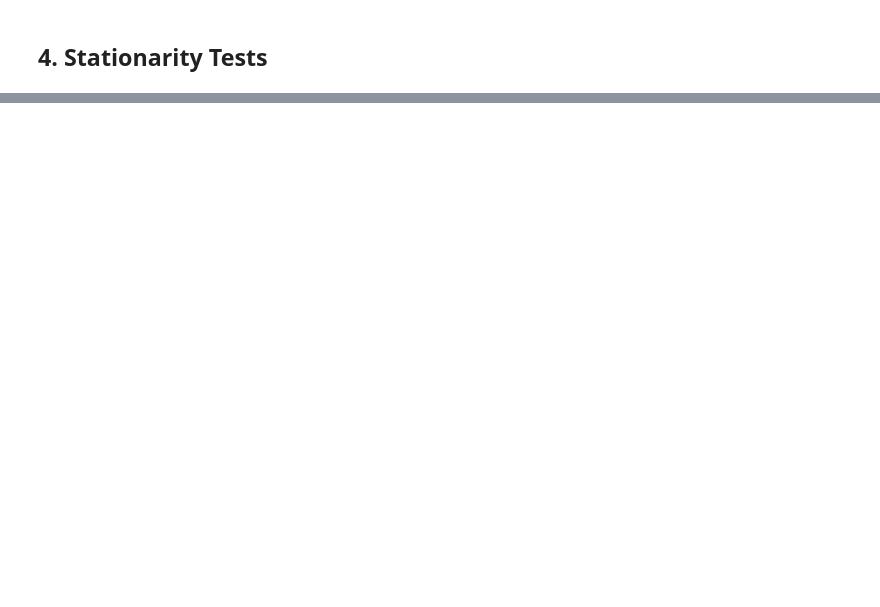
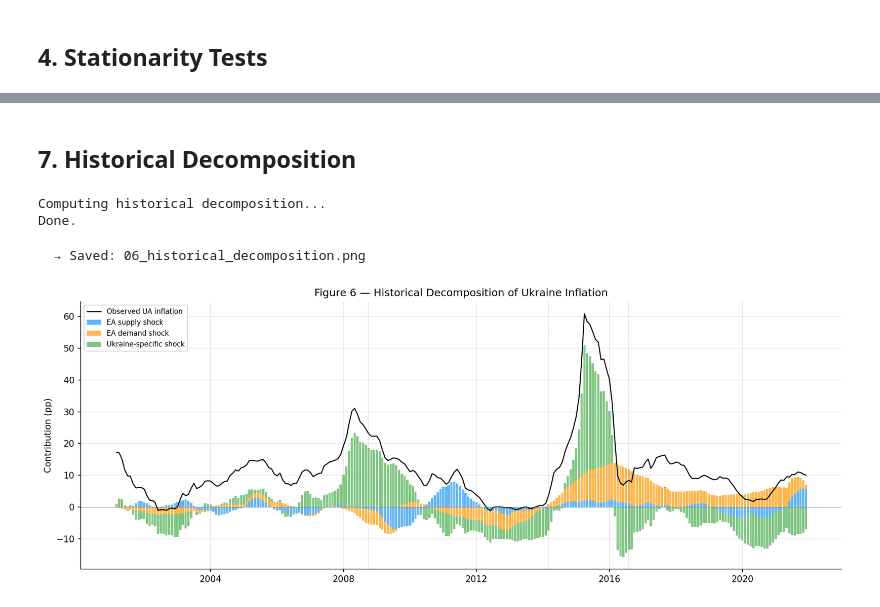
Before and after one commit to Yoav335/qmf-ukraine-counterfactual, a Jupyter notebook: yoav_qmf_project/notebook.ipynb, the cells around one changed output, grey strips where cells are left out. Cells and saved outputs as stored; diff of their text form; code cells hidden in the pictures; blank space fills up the shorter version.

```diff
--- a/yoav_qmf_project/notebook.ipynb
+++ b/yoav_qmf_project/notebook.ipynb
@@ -1155,0 +829,74 @@ Figures saved:
+# %% [markdown]
+## 7. Historical Decomposition
+# %%
+def historical_decomposition(var_res, P_chol):
+    T = var_res.nobs
+    K = len(var_res.names)
+    p = var_res.k_ar
+    coefs = var_res.coefs
+    P_inv = np.linalg.inv(P_chol)
+    eps = (P_inv @ var_res.resid.values.T).T
+
+    # MA coefficient matrices Φ_s
+    max_s = T
+    Phi = np.zeros((max_s, K, K))
+    Phi[0] = np.eye(K)
+    for s in range(1, max_s):
+        for j in range(min(s, p)):
+            Phi[s] += coefs[j] @ Phi[s-1-j]
+
+    # Contribution of shock j to variable i at time t
+    contrib = np.zeros((K, T, K))
+    for j in range(K):
+        e_j = np.zeros(K); e_j[j] = 1.0
+        for t in range(T):
+            for s in range(t+1):
+                contrib[j, t] += (Phi[s] @ P_chol @ e_j) * eps[t-s, j]
+    return contrib, eps
+
+print("Computing historical decomposition...")
+contrib, eps_hd = historical_decomposition(var_res, P)
+print("Done.")
+# %% [output]
+Computing historical decomposition...
+Done.
+# %%
+# Plot HD of Ukraine inflation (variable index 2)
+ua_var_idx = 2
+
+fig, ax = plt.subplots(figsize=(13, 5))
+colors_hd = ["#2196F3", "#FF9800", "#4CAF50"]
+labels_hd = ["EA supply shock", "EA demand shock", "Ukraine-specific shock"]
+
+bottom_pos = np.zeros(T_eff)
+bottom_neg = np.zeros(T_eff)
+
+for j in range(K):
+    c = contrib[j, :, ua_var_idx]
+    pos = np.where(c > 0, c, 0)
+    neg = np.where(c < 0, c, 0)
+    ax.bar(dates_eps, pos, bottom=bottom_pos, width=25,
+           color=colors_hd[j], alpha=0.7, label=labels_hd[j])
+    ax.bar(dates_eps, neg, bottom=bottom_neg, width=25,
+           color=colors_hd[j], alpha=0.7)
+    bottom_pos += pos
+    bottom_neg += neg
+
+observed_ua = df_est_idx["ua_inflation"].iloc[p_opt:].values
+ax.plot(dates_eps, observed_ua, "k-", lw=1.2, label="Observed UA inflation")
+ax.axhline(0, color="grey", lw=0.5)
+
+# Mark regime periods
+for d, lbl in [("2008-10", "GFC"), ("2014-03", "Crimea"), ("2016-08", "IT")]:
+    xpos = pd.Timestamp(d)
+    if dates_eps[0] <= xpos <= dates_eps[-1]:
+        ax.axvline(xpos, color="grey", ls=":", alpha=0.5, lw=0.8)
+
+ax.set_ylabel("Contribution (pp)")
+ax.set_title("Figure 6 — Historical Decomposition of Ukraine Inflation", fontsize=12)
+ax.legend(loc="upper left", fontsize=8)
+savefig("06_historical_decomposition.png")
+plt.show()
+# %% [output]
+  → Saved: 06_historical_decomposition.png
+[figure, added]
```
Also changed, not shown: parts of 115 cells of this notebook, 2 other files.
